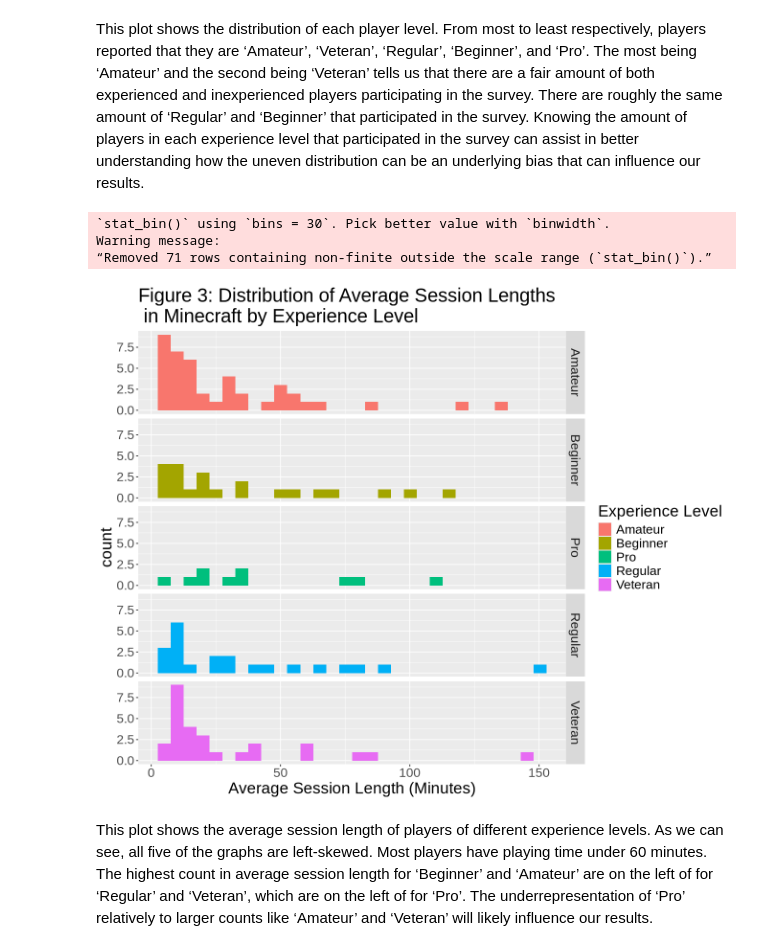
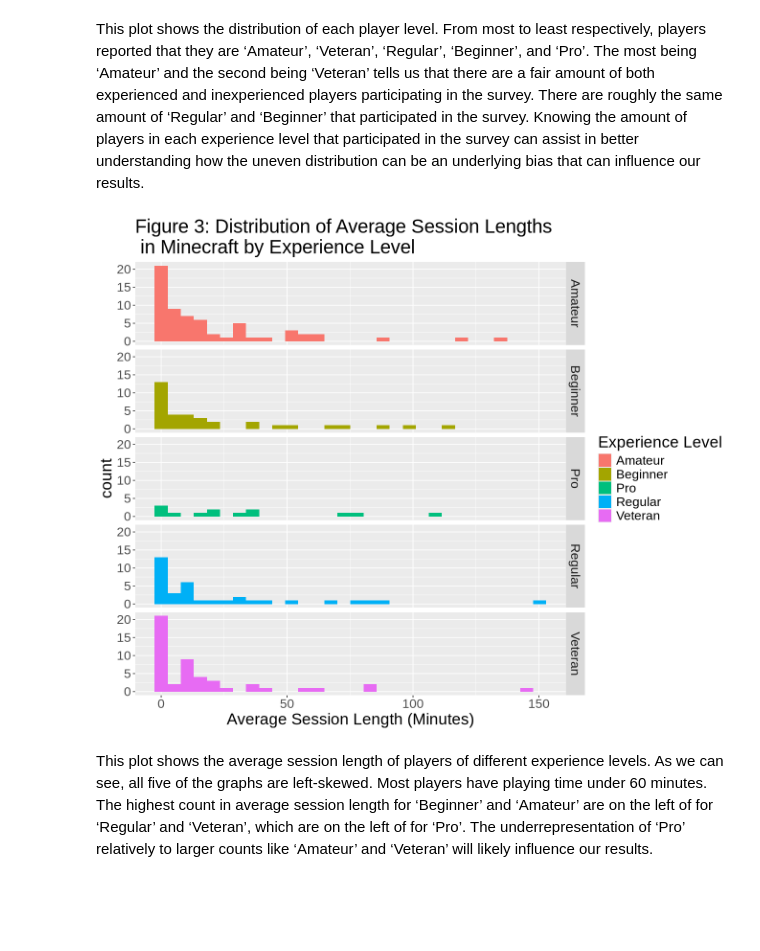
Before and after one commit to vckytn22/DSCI-100-Final-Report-Group-Project-004-27-, a Jupyter notebook: final_report_004_27.ipynb, the cells around one changed output. Saved outputs shown, nothing was run; the diff lists cells and outputs as text; code cells hidden in the pictures; blank space fills up the shorter version.

Commit message:
Added part of the written explanation for creating the model and got rid of all NA values in the dataframes.

```diff
--- a/final_report_004_27.ipynb
+++ b/final_report_004_27.ipynb
@@ -131,6 +135,7 @@ average_session_length_data <- session_length_data |>
 experience_report_data <- players_data |>
     left_join(average_session_length_data, by = "hashedEmail") |>
     mutate(experience = as.factor(experience)) |>
+    mutate(average_session_length = replace_na(average_session_length, 0)) |>
     select(experience, Age, average_session_length)
 head(experience_report_data)
 # %% [output]
@@ -209,19 +213,16 @@ This plot shows the distribution of each player level. From most to least respec
 # %%
 options(repr.plot.width = 11, repr.plot.height = 9)
 
 exp_asl_histogram_plot <- experience_report_data |>
     ggplot(aes(x = average_session_length, fill = experience)) +
-    geom_histogram(position = "identity") +
+    geom_histogram(position = "identity", bins = 30) +
     facet_grid(rows = vars(experience)) +
     labs(x = "Average Session Length (Minutes)", fill = "Experience Level") +
     ggtitle("Figure 3: Distribution of Average Session Lengths \n in Minecraft by Experience Level") +
     theme(text = element_text(size = 20))
 exp_asl_histogram_plot
 # %% [output]
-`stat_bin()` using `bins = 30`. Pick better value with `binwidth`.
-Warning message:
-“Removed 71 rows containing non-finite outside the scale range (`stat_bin()`).”
-[figure, old version]
+[figure, new version]
 # %% [markdown]
 This plot shows the average session length of players of different experience levels. As we can see, all five of the graphs are left-skewed. Most players have playing time under 60 minutes. The highest count in average session length for ‘Beginner’ and ‘Amateur’ are on the left of for ‘Regular’ and ‘Veteran’, which are on the left of for ‘Pro’. The underrepresentation of ‘Pro’ relatively to larger counts like ‘Amateur’ and ‘Veteran’ will likely influence our results.
 # %%
```
Also changed, not shown: parts of 23 cells of this notebook.
